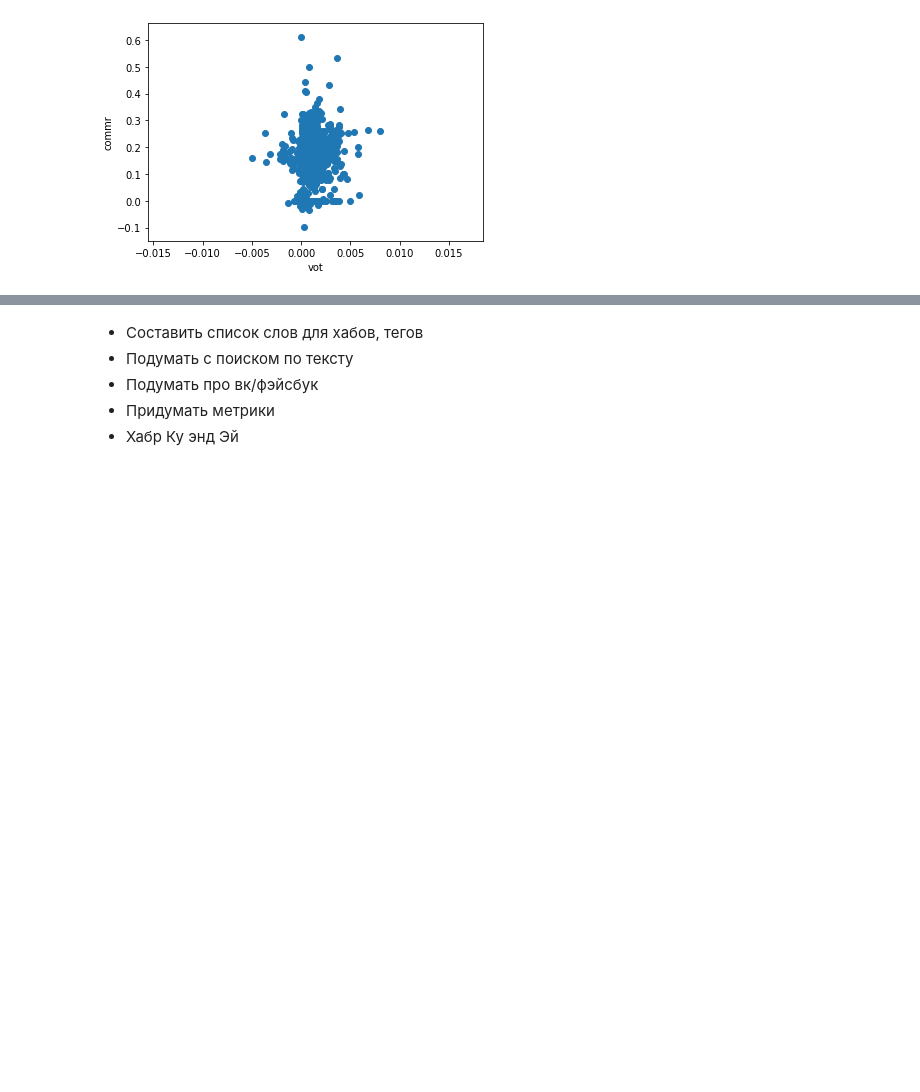
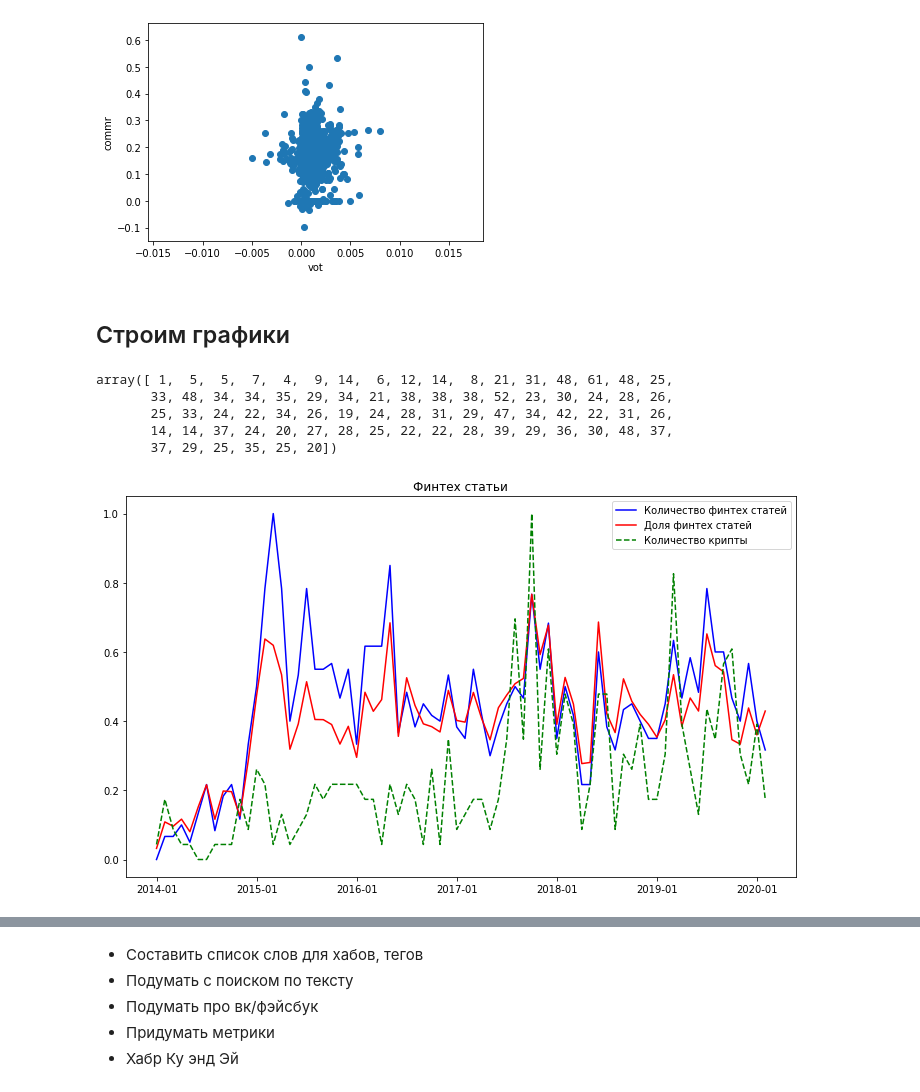
Before and after one commit to DimitryMo/NRD, a Jupyter notebook: Анализ.ipynb, the cells around one changed output, grey strips where cells are left out. Cells and saved outputs as stored; diff of their text form; code cells hidden in the pictures; blank space fills up the shorter version.

```diff
--- a/Анализ.ipynb
+++ b/Анализ.ipynb
@@ -50,3 +48,13 @@ df
+# %%
+hubs = set(['Финансы в IT', 'Венчурные инвестиции', 'Криптовалюты',
+            'Децентрализованные сети', 'Разработка под e-commerce'])
+good = set()
+for i in df['hubs'].unique():
+    for j in hubs:
+        if j in i:
+            good.add(i)
+# %%
+df['fintech'] = df['hubs'].isin(good).apply(int)
 # %% [markdown]
 ## Словарь тональности
 # %%
@@ -131,3 +139,5 @@ plt.ylabel('commr')
 # %% [output]
 Text(0, 0.5, 'commr')
 [figure]
+# %% [markdown]
+## Строим графики
@@ -133,0 +147,23 @@ Text(0, 0.5, 'commr')
+# %%
+fintech_num = np.array([sum(df[df['date'] == date]['fintech']) for date in df['date'].unique()])
+fintech_num
+# %% [output]
+array([ 1,  5,  5,  7,  4,  9, 14,  6, 12, 14,  8, 21, 31, 48, 61, 48, 25,
+       33, 48, 34, 34, 35, 29, 34, 21, 38, 38, 38, 52, 23, 30, 24, 28, 26,
+       25, 33, 24, 22, 34, 26, 19, 24, 28, 31, 29, 47, 34, 42, 22, 31, 26,
+       14, 14, 37, 24, 20, 27, 28, 25, 22, 22, 28, 39, 29, 36, 30, 48, 37,
+       37, 29, 25, 35, 25, 20])
+# %%
+fintech_share = fintech_num / np.array([len(df[df['date'] == date]) for date in df['date'].unique()])
+# %%
+fig = plt.figure(figsize=(12,7))
+plt.plot(df['date'].unique(), (fintech_num - np.min(fintech_num))/(np.max(fintech_num) - np.min(fintech_num)),
+         color='blue', label='Количество финтех статей')
+plt.plot(df['date'].unique(), fintech_share * 10, color='red', label='Доля финтех статей')
+plt.plot(df['date'].unique(),(cryp - min(cryp))/(max(cryp) - min(cryp)), '--g', label='Количество крипты')
+plt.legend()
+plt.title('Финтех статьи')
+plt.xticks(ticks=range(0,74,12))
+plt.show()
+# %% [output]
+[figure, added]
```
Also changed, not shown: parts of 16 cells of this notebook.
